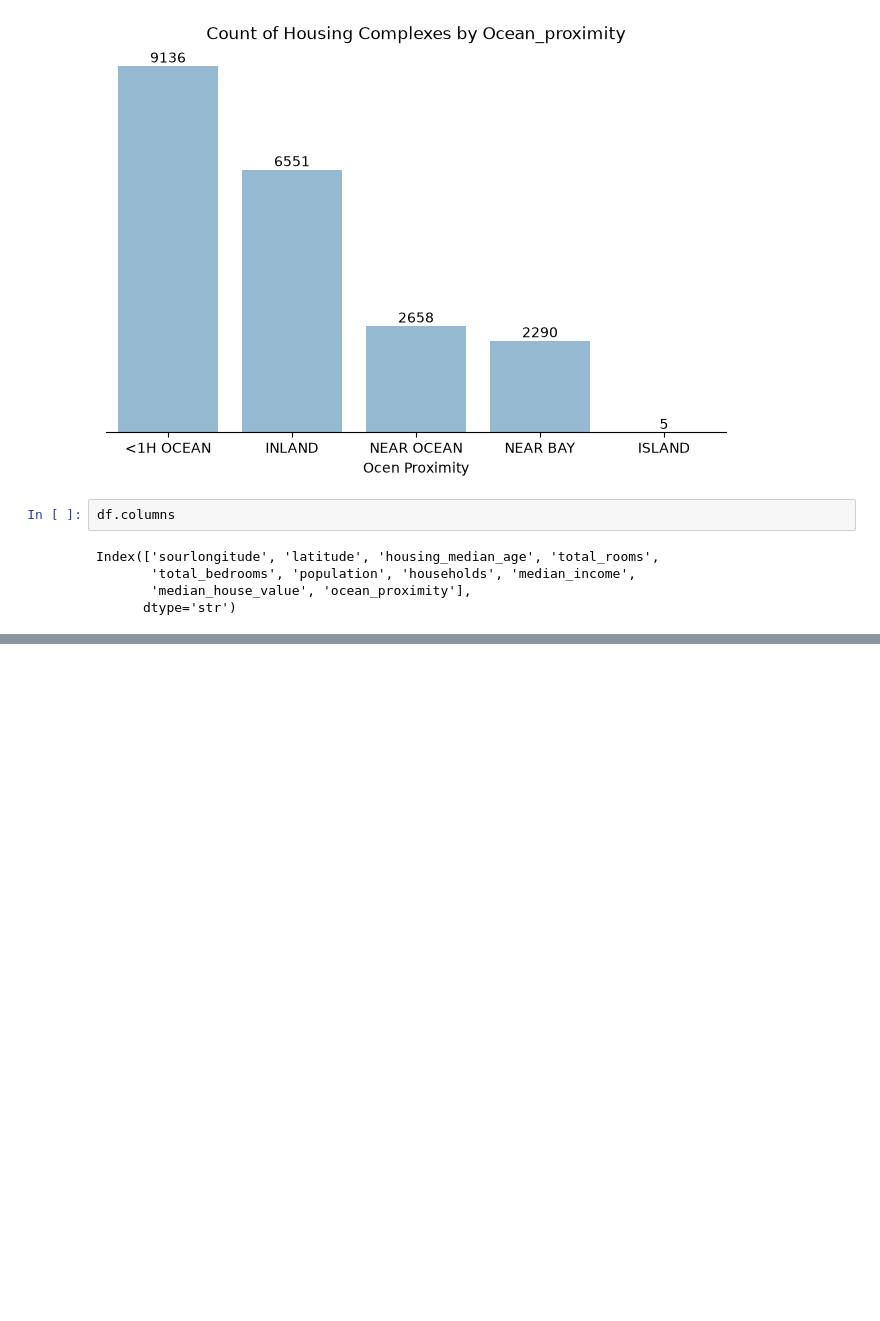
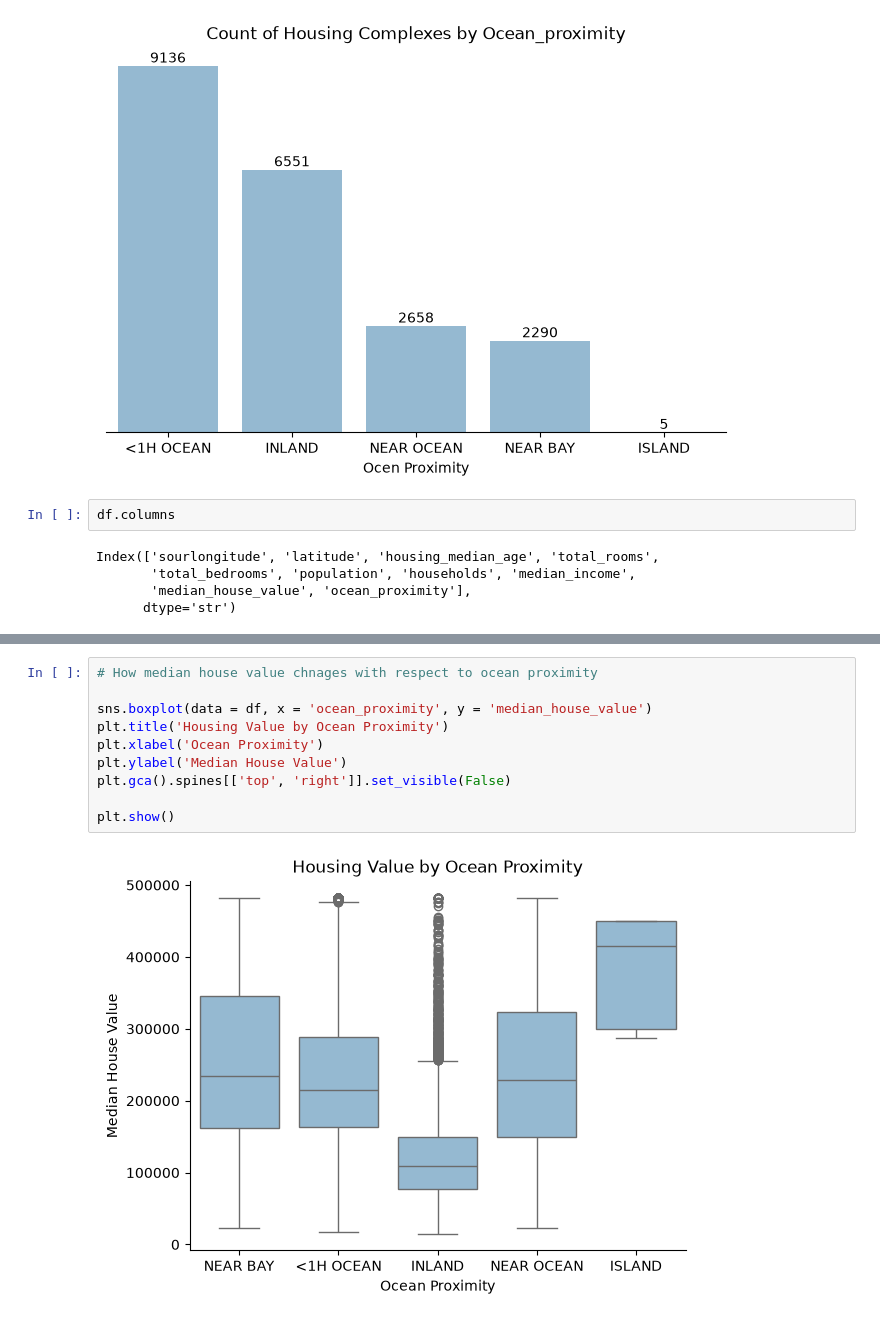
Before and after one commit to Dinkar-107/exploratory_data_analysis, a Jupyter notebook: eda_projcet.ipynb, the cells around one changed output, grey strips where cells are left out. Saved outputs shown, nothing was run; the diff lists cells and outputs as text; blank space fills up the shorter version.

```diff
--- a/eda_projcet.ipynb
+++ b/eda_projcet.ipynb
@@ -205,0 +255,12 @@ plt.show()
+# %%
+# How median house value chnages with respect to ocean proximity
+
+sns.boxplot(data = df, x = 'ocean_proximity', y = 'median_house_value')
+plt.title('Housing Value by Ocean Proximity')
+plt.xlabel('Ocean Proximity')
+plt.ylabel('Median House Value')
+plt.gca().spines[['top', 'right']].set_visible(False)
+
+plt.show()
+# %% [output]
+[figure, added]
```
Also changed, not shown: parts of 8 cells of this notebook.
